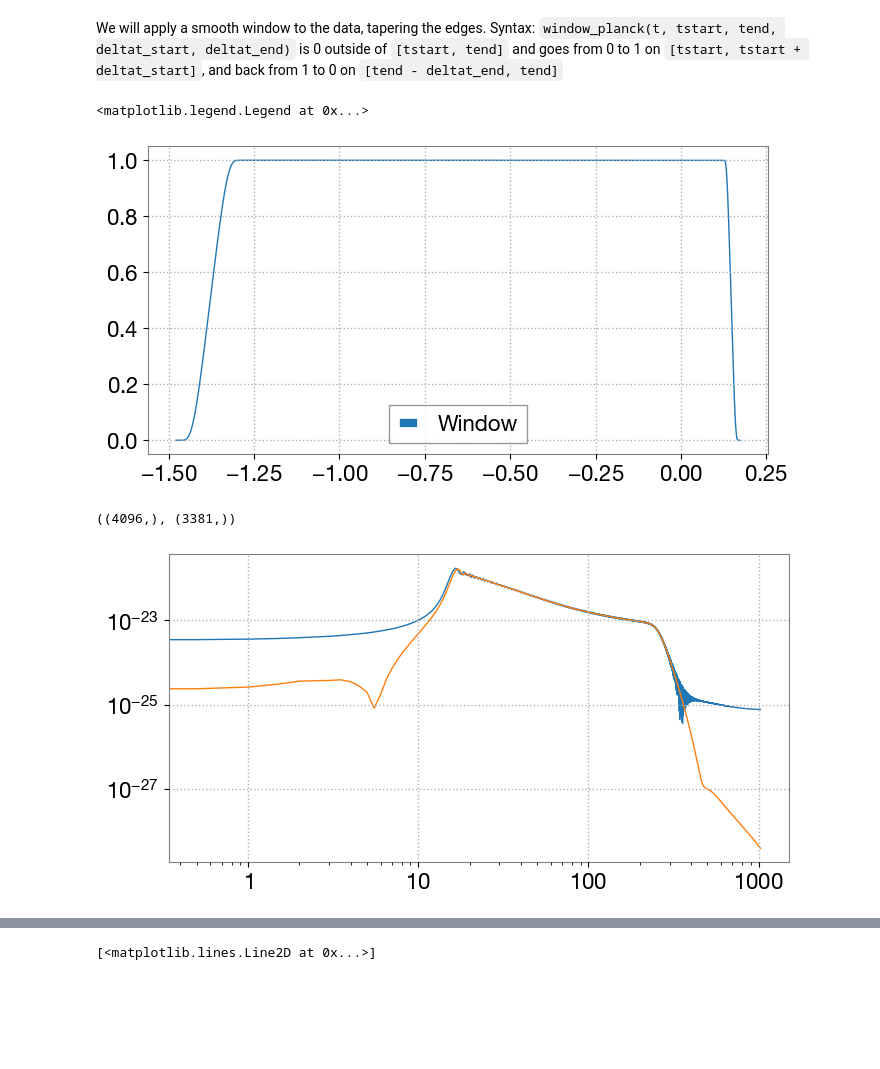
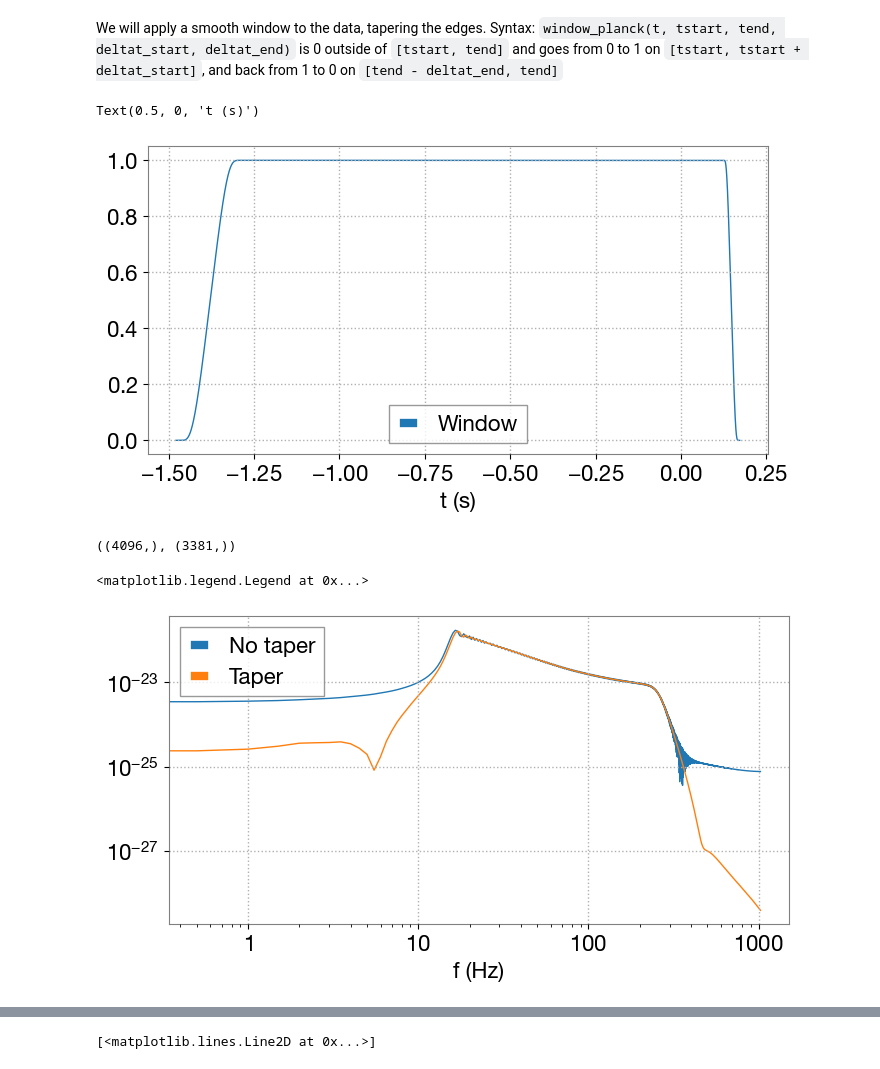
Before and after one commit to SylvainMarsat/gwda_tutorial, a Jupyter notebook: tutorial_1.ipynb, the cells around one changed output, grey strips where cells are left out. Drawn from its saved outputs; the diff is of its cells as text; code cells hidden in the pictures; blank space fills up the shorter version.

```diff
--- a/tutorial_1.ipynb
+++ b/tutorial_1.ipynb
@@ -508,12 +525,13 @@ Syntax: `window_planck(t, tstart, tend, deltat_start, deltat_end)` is 0 outside
 # %%
 w = window_planck(hlm['t'], hlm['t'][0], hlm['t'][-1], 0.2, 0.05)
 
 fig, ax = plt.subplots(1,1, figsize=[8,4])
 ax.plot(hlm['t'], w, label=r'Window')
 ax.legend()
+ax.set_xlabel('t (s)')
 # %% [output]
-<matplotlib.legend.Legend at 0x...>
+Text(0.5, 0, 't (s)')
-[figure, old version]
+[figure, new version]
 # %%
 w = window_planck(hlm['t'], hlm['t'][0], hlm['t'][-1], 0.2, 0.05)
 
@@ -528,14 +546,18 @@ h2m2_wpad.shape, hlm[(2,-2)].shape
 # %%
 fig, ax = plt.subplots(1,1, figsize=[8,4])
 
-ax.plot(f, np.abs(h2m2_fd), label=r'')
-ax.plot(f, np.abs(h2m2w_fd), label=r'')
+ax.plot(f, np.abs(h2m2_fd), label=r'No taper')
+ax.plot(f, np.abs(h2m2w_fd), label=r'Taper')
 
 # ax.set_xlim(2., 800.)
 ax.set_xscale('log')
 ax.set_yscale('log')
+
+ax.set_xlabel('f (Hz)')
+ax.legend()
 # %% [output]
+<matplotlib.legend.Legend at 0x...>
-[figure, old version]
+[figure, new version]
 # %%
 fig, ax = plt.subplots(1,1, figsize=[8,4])
 
```
Also changed, not shown: parts of 14 cells of this notebook.
